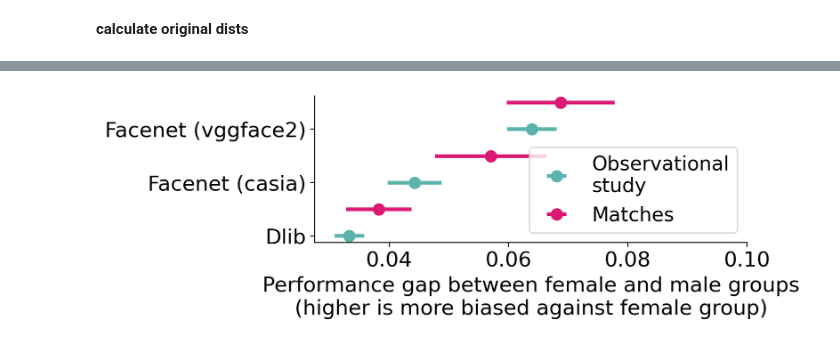
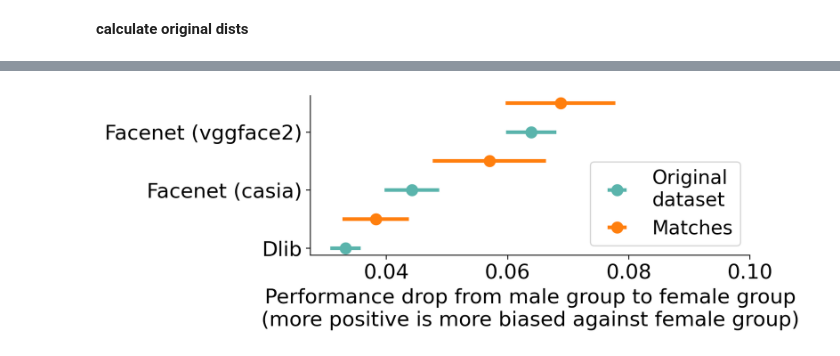
Before and after one commit to csinva/matching-with-gans, a Jupyter notebook: matching_benchmarking/06_analyze_matches_facerec.ipynb, the cells around one changed output, grey strips where cells are left out. Cells and saved outputs as stored; diff of their text form; code cells hidden in the pictures.

```diff
--- a/matching_benchmarking/06_analyze_matches_facerec.ipynb
+++ b/matching_benchmarking/06_analyze_matches_facerec.ipynb
@@ -120,38 +122,38 @@ plt.show()
 # %%
 # R, C = 1, 2
 fig = plt.figure(dpi=200, figsize=(8, 3))
-colors = [cg, cp]
-labs = ['Observational\nstudy', 'Matches']
+colors = [cg, style.c1]
+labs = ['Original\ndataset', 'Matches']
 for i, d in enumerate([ds_orig_list, ds_matches_list]):
 # for i, d in enumerate([accs_orig_list, accs_matches_list]):
     g0 = {k: d[k][0] for k in d.keys()}
     g1 = {k: d[k][1] for k in d}
 
     ks = np.array(dist_names)
     means0 = np.array([np.mean(g0[k]) for k in ks])
     means1 = np.array([np.mean(g1[k]) for k in ks])
     args = np.argsort(np.abs(means0 - means1))
 
     lists = [g0[k] for k in ks]
     means0 = np.array([np.mean(l) for l in lists])
     sems0 = np.array([np.std(l) / np.sqrt(l.size) for l in lists])
     lists = [g1[k] for k in ks]
     means1 = np.array([np.mean(l) for l in lists])
     sems1 = np.array([np.std(l) / np.sqrt(l.size) for l in lists])
     ys = np.arange(len(ks))
     plt.errorbar(means0[args] - means1[args], ys + i * 0.5, xerr=sems0, label=labs[i],
                  linestyle='', marker='.', markersize=18, color=colors[i])
 #     plt.errorbar(np.zeros(ys.size), ys + i * 0.5, xerr=sems1,
 #                  linestyle='', marker='.', markersize=10, color=colors[i])
     plt.grid(axis='x', which='both')
 
     plt.xlim((0.0275, 0.10))
     plt.yticks(np.arange(len(ks)), [k.capitalize().replace('_', ' ') for k in ks[args]])
-plt.xlabel('Performance gap between female and male groups\n(higher is more biased against female group)')
+plt.xlabel('Performance drop from male group to female group\n(more positive is more biased against female group)')
 plt.legend(loc='lower right')
 # plt.legend(bbox_to_anchor=(1, 0.5))
 util.savefig('dists_matching')
 # plt.legend()
 plt.show()
 # %% [output]
-[figure, old version]
+[figure, new version]
```
Also changed, not shown: parts of 2 cells of this notebook, 3 other files.
